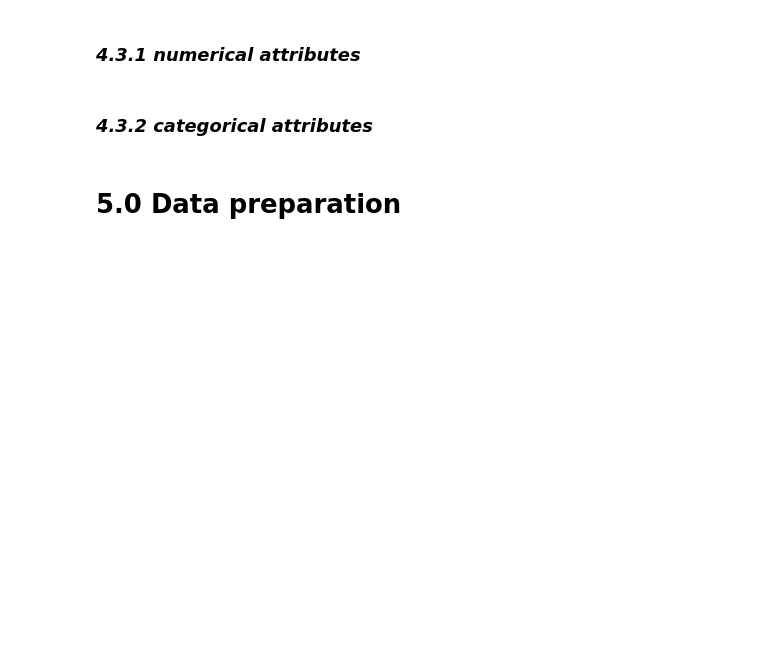
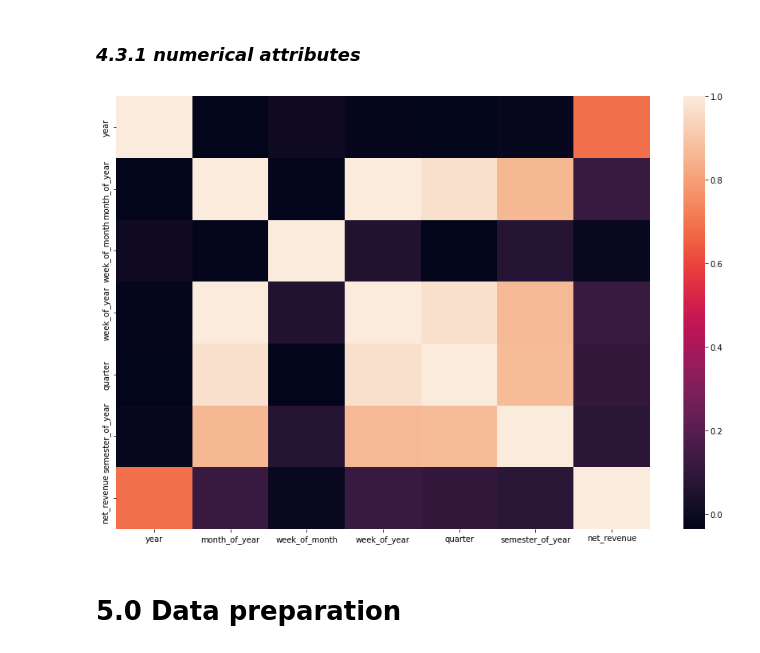
Before and after one commit to GustavoHBDuarte/just-chalenge, a Jupyter notebook: notebook_main.ipynb, the cells around one changed output. Cells and saved outputs as stored; diff of their text form; code cells hidden in the pictures; blank space fills up the shorter version.

```diff
--- a/notebook_main.ipynb
+++ b/notebook_main.ipynb
@@ -838,7 +955,11 @@ df_2
 ## <font color="gray"> 4.3 Multivariate analysis </font>
 # %% [markdown]
 ### <i>4.3.1 numerical attributes</i>
-# %% [markdown]
-### <i>4.3.2 categorical attributes</i>
+# %%
+plt.figure(figsize=(15,10))
+
+sns.heatmap(df_grouped.corr());
+# %% [output]
+[figure, added]
 # %% [markdown]
 # 5.0 Data preparation
```
Also changed, not shown: parts of 116 cells of this notebook.
